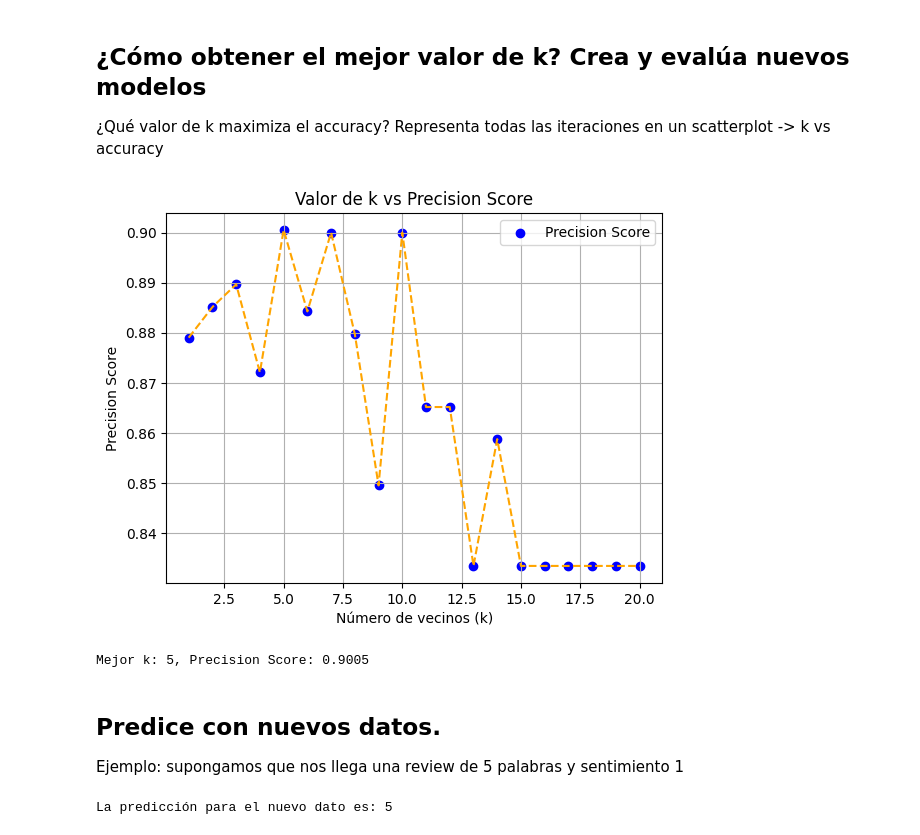
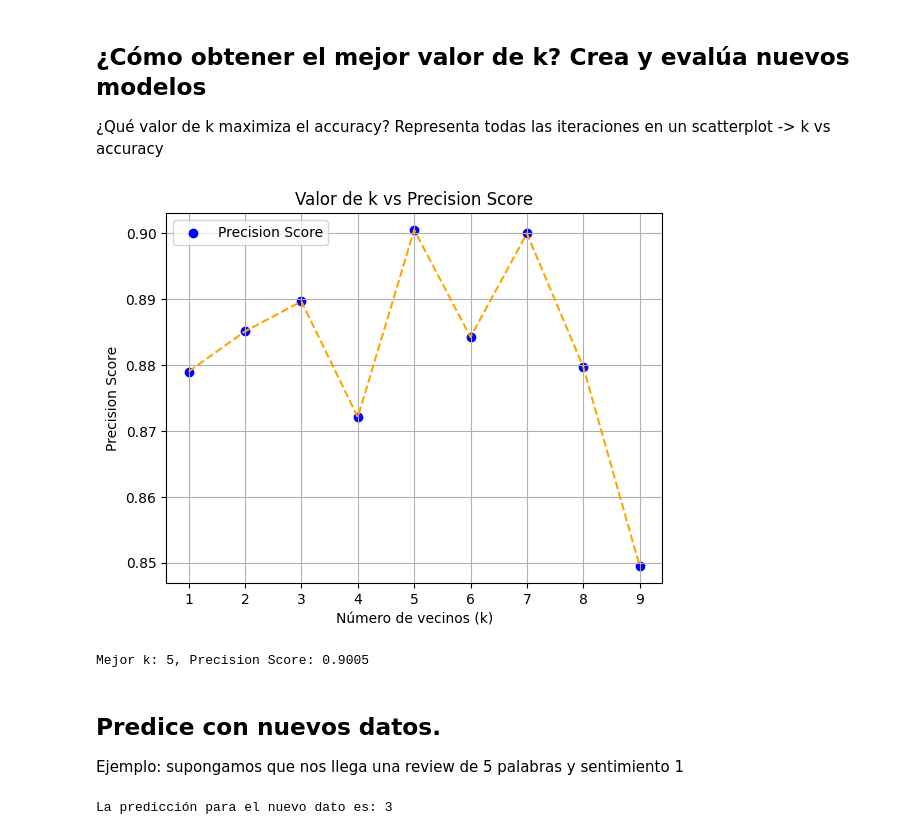
Before and after one commit to MikelTelo/dsft2409_mikeltelo, a Jupyter notebook: 2409_dsft_thebridge_core/3-Machine_Learning/1-Supervisado/3-RegorClass/7-KNN/ejercicios/Ejercicio_k-NearestNeighbor_MTA.ipynb, the cells around one changed output. Cells and saved outputs as stored; diff of their text form; code cells hidden in the pictures.

```diff
--- a/2409_dsft_thebridge_core/3-Machine_Learning/1-Supervisado/3-RegorClass/7-KNN/ejercicios/Ejercicio_k-NearestNeighbor_MTA.ipynb
+++ b/2409_dsft_thebridge_core/3-Machine_Learning/1-Supervisado/3-RegorClass/7-KNN/ejercicios/Ejercicio_k-NearestNeighbor_MTA.ipynb
@@ -280,37 +280,37 @@ weighted avg       0.90      0.87      0.87        52
 ¿Qué valor de k maximiza el accuracy? Representa todas las iteraciones en un scatterplot -> k vs accuracy
 # %%
 # Probar diferentes valores de k
-k_values = range(1, 21)
+k_values = range(1, 10)
 precision_scores = []
 
 for k in k_values:
     knn = KNeighborsClassifier(n_neighbors=k)
     knn.fit(X_train_scaled, y_train)
     y_test_pred = knn.predict(X_test_scaled)
-    precision_scores.append(precision_score(y_test, y_test_pred, average="weighted"))
+    precision_scores.append(precision_score(X_test, y_test_pred, average="weighted"))
 
 # Graficar k vs Precision Score
 plt.scatter(k_values, precision_scores, label="Precision Score", color="blue")
 plt.plot(k_values, precision_scores, linestyle="--", color="orange")
 plt.xlabel("Número de vecinos (k)")
 plt.ylabel("Precision Score")
 plt.title("Valor de k vs Precision Score")
 plt.grid()
 plt.legend()
 plt.show()
 
 # Mejor k y su precisión
 best_k = k_values[precision_scores.index(max(precision_scores))]
 print(f"Mejor k: {best_k}, Precision Score: {max(precision_scores):.4f}")
 # %% [output]
-[figure, old version]
+[figure, new version]
 Mejor k: 5, Precision Score: 0.9005
 # %% [markdown]
 ## Predice con nuevos datos.
 Ejemplo: supongamos que nos llega una review de 5 palabras y sentimiento 1
 # %%
 # Nuevo dato para predecir: 5 palabras y sentimiento 1
-new_data = [[5, 1]]
+new_data = [[5, 0]]
 
 # Escalar los nuevos datos
 new_data_scaled = scaler.transform(new_data)
@@ -322,4 +322,4 @@ predicted_rating = best_knn.predict(new_data_scaled)
 
 print(f"La predicción para el nuevo dato es: {predicted_rating[0]}")
 # %% [output]
-La predicción para el nuevo dato es: 5
+La predicción para el nuevo dato es: 3
```
Also changed, not shown: parts of 1 cell of this notebook.
